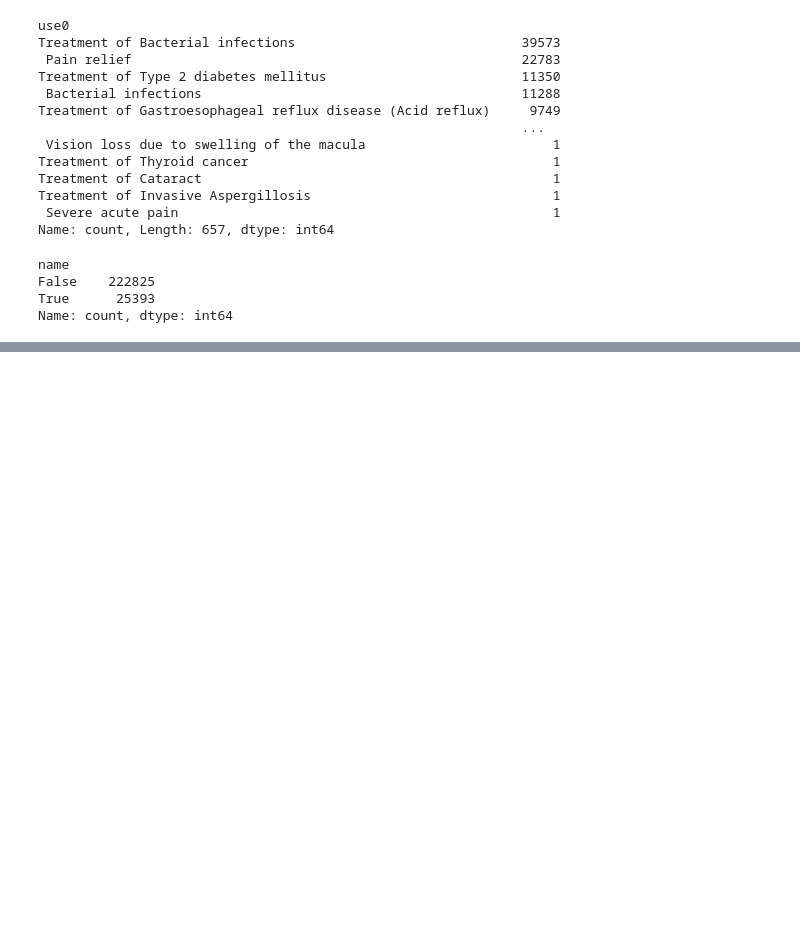
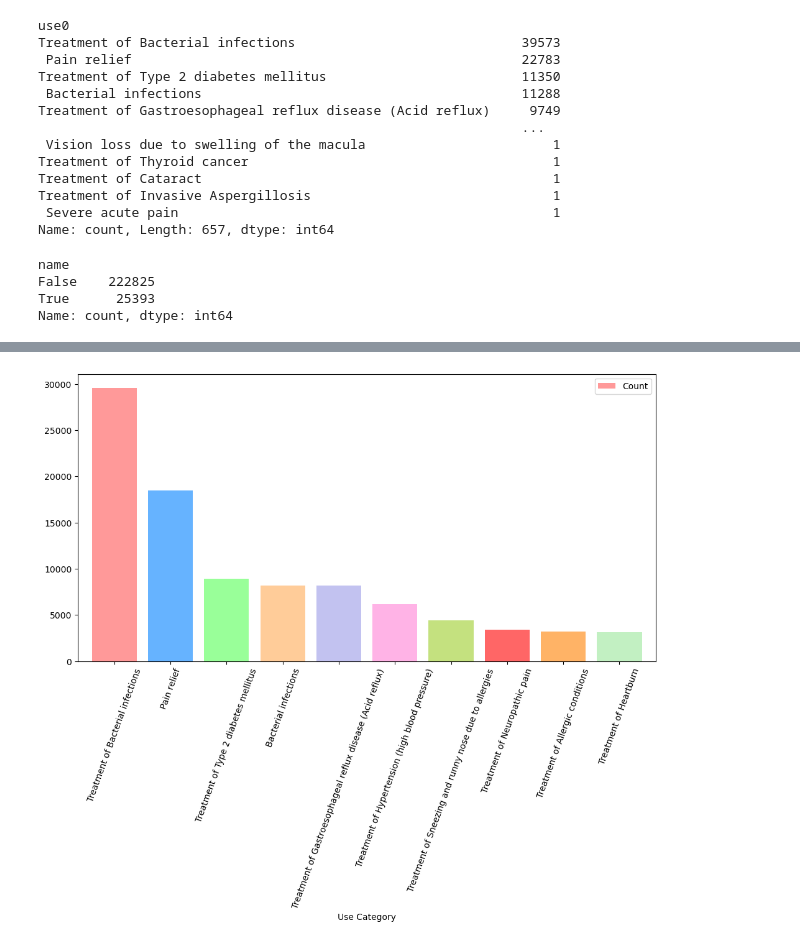
Before and after one commit to jakemcgraw83/project3Med_interactions, a Jupyter notebook: Exploring_data.ipynb, the cells around one changed output, grey strips where cells are left out. Drawn from its saved outputs; the diff is of its cells as text; code cells hidden in the pictures; blank space fills up the shorter version.

```diff
--- a/Exploring_data.ipynb
+++ b/Exploring_data.ipynb
@@ -91,0 +142,5 @@ df_dup.to_csv("med_dataset_cleaned.csv", index=False)
+# %%
+use_counts_2 = df_final["use0"].value_counts()
+use_counts_df=use_counts_2.reset_index()
+use_counts_df.columns = ['Use Category', 'Count']
+use_counts_df
@@ -91,0 +161,16 @@ df_dup.to_csv("med_dataset_cleaned.csv", index=False)
+# %%
+colors = ['#ff9999','#66b3ff','#99ff99','#ffcc99','#c2c2f0','#ffb3e6','#c4e17f','#ff6666','#ffb366','#c2f0c2']
+
+# Colors list matches the number of bars
+colors = colors[:len(use_counts_df)]
+
+# Plot the value counts DataFrame
+ax = use_counts_df.head(10).plot(kind='bar', x='Use Category', y='Count', figsize=(12, 6),width=0.8,color=colors)
+
+# Rotate the x-axis labels for better readability
+plt.xticks(rotation=70)
+
+# Display the plot
+plt.show()
+# %% [output]
+[figure, added]
```
Also changed, not shown: parts of 9 cells of this notebook, 1 other file.
